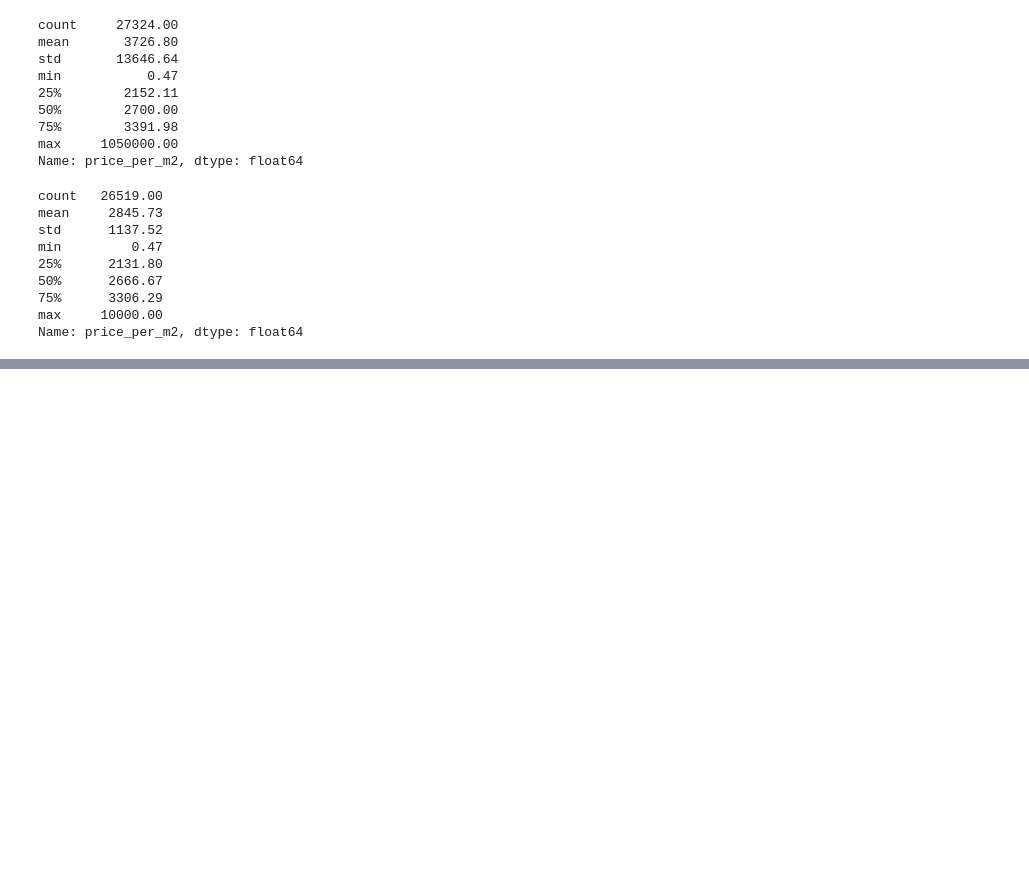
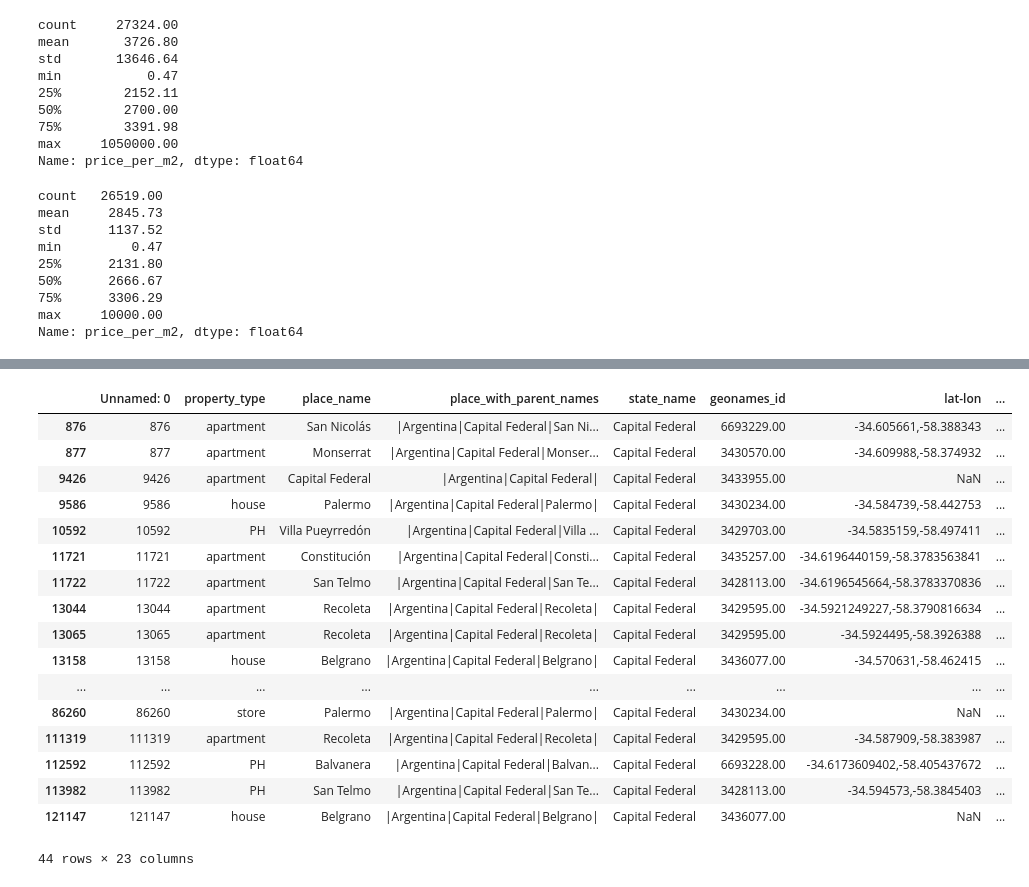
Before and after one commit to casagrandeale/TPDigitalHouse, a Jupyter notebook: tp/TP_Limpieza_Final.ipynb, the cells around one changed output, grey strips where cells are left out. Saved outputs shown, nothing was run; the diff lists cells and outputs as text; code cells hidden in the pictures; blank space fills up the shorter version.

```diff
--- a/tp/TP_Limpieza_Final.ipynb
+++ b/tp/TP_Limpieza_Final.ipynb
@@ -38,3 +48,9 @@ Name: 10, dtype: object
+# %%
+'''Eliminamos las columnas que no aportan informacion, como operation es sell la quitamos'''
+''' expensas también, no aporta información y es un dato que nunca se completa correctamente'''
+'''country son todos de argentina no aporta nada'''
+
+data = data.drop(['operation','country_name','expenses','image_thumbnail', 'properati_url'], axis=1)
 # %%
 ''' revisamos en que moneda se encuentran expresadas las propiedades'''
 data.currency.value_counts()
@@ -129,7 +167,7 @@ def extractRooms(row):
             ambientes_match = patron_habitaciones.search(row['title'])
         if (ambientes_match is not None):
             return int(ambientes_match.groups()[0])+1
-        return None
+        return np.NaN
 
 
 data.loc[data.rooms.isnull(),'rooms'] = data.loc[data.rooms.isnull()].apply(extractRooms,axis=1)
@@ -332,0 +369,12 @@ Name: price_per_m2, dtype: float64
+# %%
+patron_rooms_letras = re.compile("(?P<amb1>mono|uno)|(?P<amb2>dos)|(?P<amb3>tres)|(?P<amb4>cuatro)|(?P<amb5>cinco)|(?P<amb6>seis)",flags = re.IGNORECASE)
+
+def normalizeRooms(row):
+    match = None
+    if ( isinstance(row['rooms'],str) ):
+        match = patron_rooms_letras.match(row['rooms'])
+    if (match is not None):
+        return float(match.lastgroup.replace('amb',''))
+    return float(row['rooms'])
+
+data['rooms'] = data.apply(lambda x: normalizeRooms(x),axis=1)
@@ -332,0 +393,21 @@ Name: price_per_m2, dtype: float64
+# %%
+data.loc[data.rooms > 10]
+# %% [output]
+|  | Unnamed: 0 | property_type | place_name | place_with_parent_names | state_name | geonames_id | lat-lon | ... |
+| 876 | 876 | apartment | San Nicolás | |Argentina|Capital Federal|San Ni... | Capital Federal | 6693229.00 | -34.605661,-58.388343 | ... |
+| 877 | 877 | apartment | Monserrat | |Argentina|Capital Federal|Monser... | Capital Federal | 3430570.00 | -34.609988,-58.374932 | ... |
+| 9426 | 9426 | apartment | Capital Federal | |Argentina|Capital Federal| | Capital Federal | 3433955.00 | NaN | ... |
+| 9586 | 9586 | house | Palermo | |Argentina|Capital Federal|Palermo| | Capital Federal | 3430234.00 | -34.584739,-58.442753 | ... |
+| 10592 | 10592 | PH | Villa Pueyrredón | |Argentina|Capital Federal|Villa ... | Capital Federal | 3429703.00 | -34.5835159,-58.497411 | ... |
+| 11721 | 11721 | apartment | Constitución | |Argentina|Capital Federal|Consti... | Capital Federal | 3435257.00 | -34.6196440159,-58.3783563841 | ... |
+| 11722 | 11722 | apartment | San Telmo | |Argentina|Capital Federal|San Te... | Capital Federal | 3428113.00 | -34.6196545664,-58.3783370836 | ... |
+| 13044 | 13044 | apartment | Recoleta | |Argentina|Capital Federal|Recoleta| | Capital Federal | 3429595.00 | -34.5921249227,-58.3790816634 | ... |
+| 13065 | 13065 | apartment | Recoleta | |Argentina|Capital Federal|Recoleta| | Capital Federal | 3429595.00 | -34.5924495,-58.3926388 | ... |
+| 13158 | 13158 | house | Belgrano | |Argentina|Capital Federal|Belgrano| | Capital Federal | 3436077.00 | -34.570631,-58.462415 | ... |
+| ... | ... | ... | ... | ... | ... | ... | ... | ... |
+| 86260 | 86260 | store | Palermo | |Argentina|Capital Federal|Palermo| | Capital Federal | 3430234.00 | NaN | ... |
+| 111319 | 111319 | apartment | Recoleta | |Argentina|Capital Federal|Recoleta| | Capital Federal | 3429595.00 | -34.587909,-58.383987 | ... |
+| 112592 | 112592 | PH | Balvanera | |Argentina|Capital Federal|Balvan... | Capital Federal | 6693228.00 | -34.6173609402,-58.405437672 | ... |
+| 113982 | 113982 | PH | San Telmo | |Argentina|Capital Federal|San Te... | Capital Federal | 3428113.00 | -34.594573,-58.3845403 | ... |
+| 121147 | 121147 | house | Belgrano | |Argentina|Capital Federal|Belgrano| | Capital Federal | 3436077.00 | NaN | ... |
+44 rows × 23 columns
```
Also changed, not shown: parts of 15 cells of this notebook, 1 other file.
